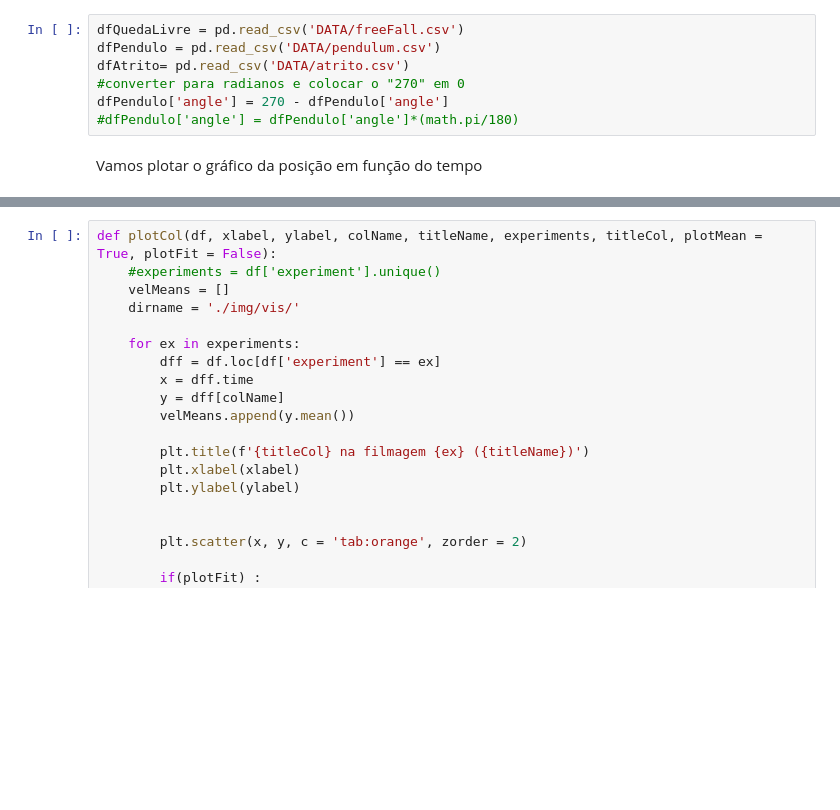
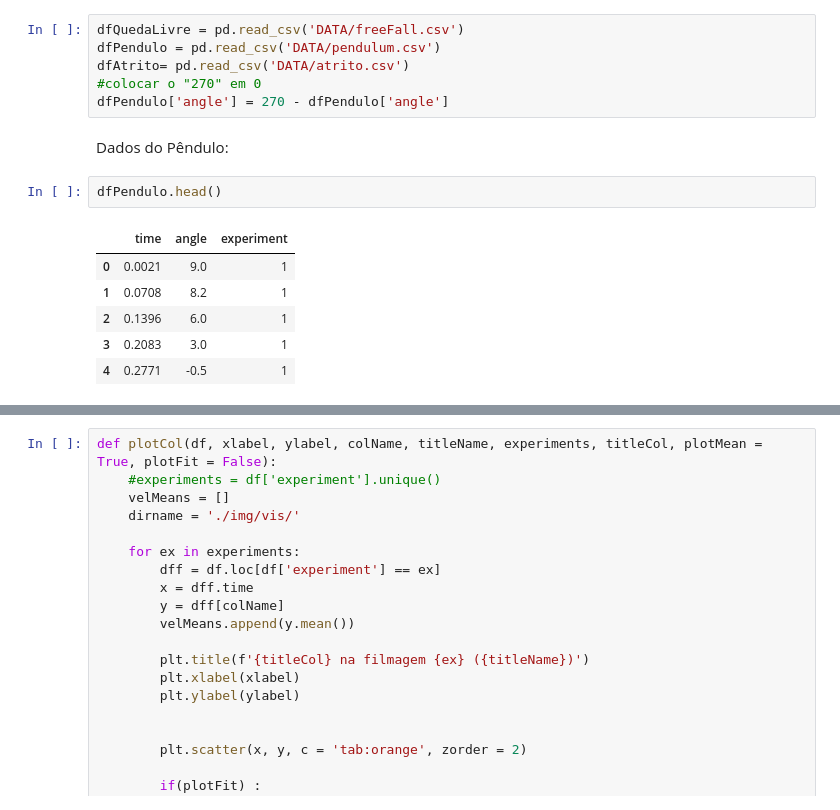
Before and after one commit to likury/EP2Modelagem, a Jupyter notebook: Visualização.ipynb, the cells around one changed output, grey strips where cells are left out. Cells and saved outputs as stored; diff of their text form; blank space fills up the shorter version.

```diff
--- a/Visualização.ipynb
+++ b/Visualização.ipynb
@@ -14,8 +19,16 @@ Vamos abrir os dados da queda livre. O arquivo csv contém 3 colunas: time (em s
 dfQuedaLivre = pd.read_csv('DATA/freeFall.csv')
 dfPendulo = pd.read_csv('DATA/pendulum.csv')
 dfAtrito= pd.read_csv('DATA/atrito.csv')
-#converter para radianos e colocar o "270" em 0
+#colocar o "270" em 0
 dfPendulo['angle'] = 270 - dfPendulo['angle']
-#dfPendulo['angle'] = dfPendulo['angle']*(math.pi/180)
-# %% [markdown]
-Vamos plotar o gráfico da posição em função do tempo
+# %% [markdown]
+Dados do Pêndulo:
+# %%
+dfPendulo.head()
+# %% [output]
+|  | time | angle | experiment |
+| 0 | 0.0021 | 9.0 | 1 |
+| 1 | 0.0708 | 8.2 | 1 |
+| 2 | 0.1396 | 6.0 | 1 |
+| 3 | 0.2083 | 3.0 | 1 |
+| 4 | 0.2771 | -0.5 | 1 |
```
Also changed, not shown: parts of 21 cells of this notebook.
